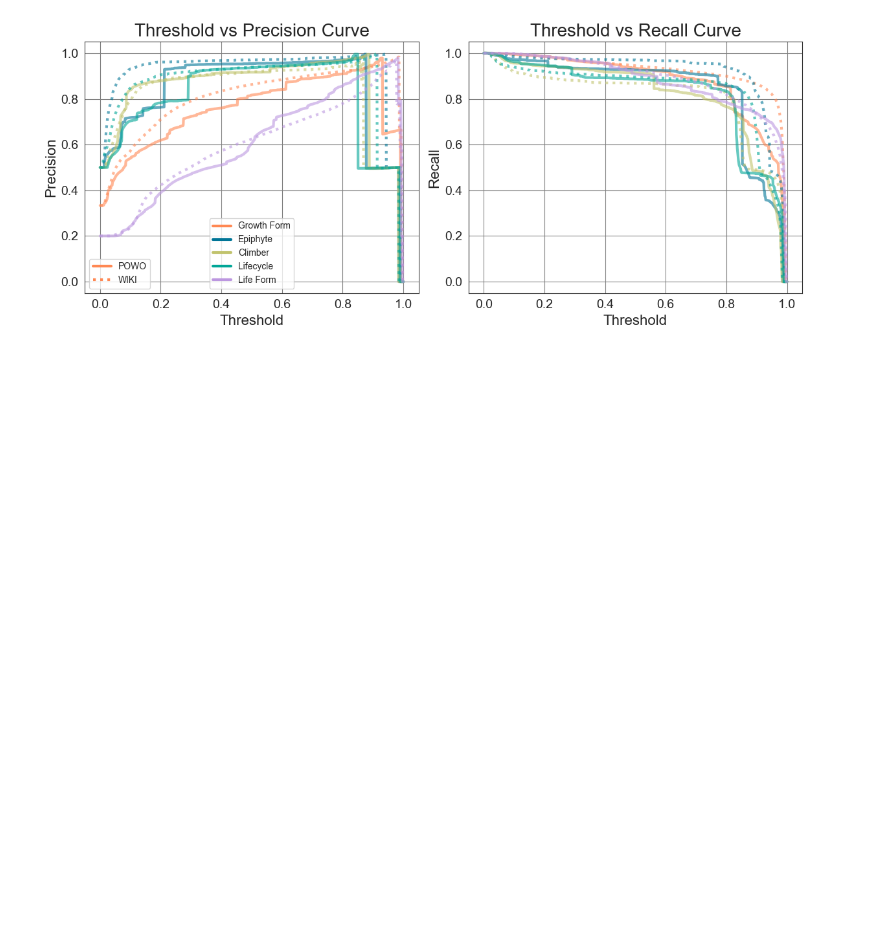
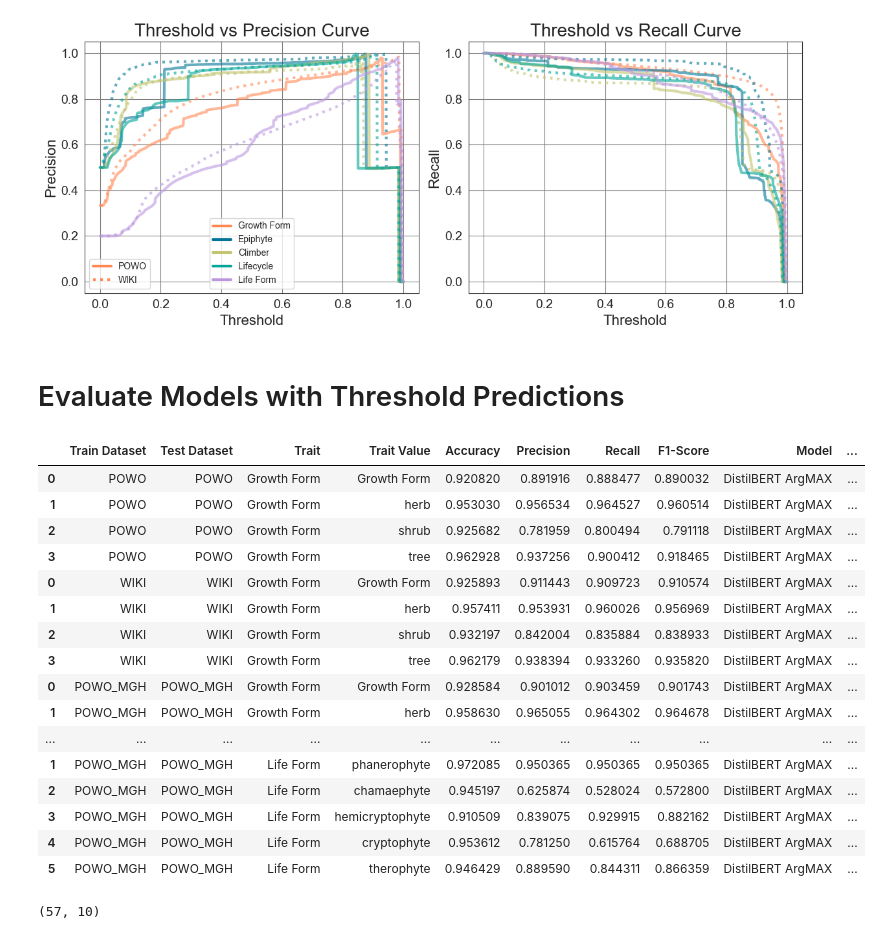
Before and after one commit to ViktorDomazetoski/NLP-Plant-Traits, a Jupyter notebook: Code/06.2 Result Visualization_Classification_Probabilistic.ipynb, the cells around one changed output. Cells and saved outputs as stored; diff of their text form; code cells hidden in the pictures; blank space fills up the shorter version.

```diff
--- a/Code/06.2 Result Visualization_Classification_Probabilistic.ipynb
+++ b/Code/06.2 Result Visualization_Classification_Probabilistic.ipynb
@@ -393,3 +393,64 @@ plt.tight_layout()
 plt.show()
 # %% [output]
 [figure]
+# %% [markdown]
+# Evaluate Models with Threshold Predictions
+# %%
+df_results = pd.DataFrame()
+
+for focus_name, focus_code in zip(focus_names[:], focus_codes[:]):
+    for dataset in df_names[:]:
+        tmp_list = []
+
+        y_predict = np.argmax(prediction_probabilities_dict[dataset, dataset, focus_name]["y_pred_sigmoid"], axis=1)
+        y_test = prediction_probabilities_dict[dataset, dataset, focus_name]["y_true"]
+
+        acc_gift = accuracy_score(y_test, y_predict)
+        prec_gift = precision_score(y_test, y_predict, average = "macro")
+        rec_gift = recall_score(y_test, y_predict, average = "macro")
+        f1_gift = f1_score(y_test, y_predict, average = "macro")
+
+        results = [acc_gift, prec_gift, rec_gift, f1_gift]
+        tmp_list.append([dataset, dataset, focus_name, focus_name] + results + [f"DistilBERT ArgMAX", "Embedding"])
+
+        for i, trait_value in enumerate(trait_values_dict[focus_code]):
+            y_predict_class = np.zeros(y_predict.shape)
+            y_predict_class[y_predict==i] = 1
+
+            y_test_class = np.zeros(y_predict.shape)
+            y_test_class[y_test==i] = 1
+
+            acc_gift = accuracy_score(y_test_class, y_predict_class)
+            prec_gift = precision_score(y_test_class, y_predict_class)
+            rec_gift = recall_score(y_test_class, y_predict_class)
+            f1_gift = f1_score(y_test_class, y_predict_class)
+
+            results = [acc_gift, prec_gift, rec_gift, f1_gift]
+
+            tmp_list.append([dataset, dataset, focus_name, trait_value] + results + [f"DistilBERT ArgMAX", "Embedding"])
+
+        df_results_class = pd.DataFrame(tmp_list, columns=["Train Dataset", "Test Dataset", "Trait", "Trait Value", "Accuracy", "Precision", "Recall", "F1-Score", "Model", "Representation"])
+        df_results = pd.concat([df_results, df_results_class])
+df_results
+# %% [output]
+|  | Train Dataset | Test Dataset | Trait | Trait Value | Accuracy | Precision | Recall | F1-Score | Model | ... |
+| 0 | POWO | POWO | Growth Form | Growth Form | 0.920820 | 0.891916 | 0.888477 | 0.890032 | DistilBERT ArgMAX | ... |
+| 1 | POWO | POWO | Growth Form | herb | 0.953030 | 0.956534 | 0.964527 | 0.960514 | DistilBERT ArgMAX | ... |
+| 2 | POWO | POWO | Growth Form | shrub | 0.925682 | 0.781959 | 0.800494 | 0.791118 | DistilBERT ArgMAX | ... |
+| 3 | POWO | POWO | Growth Form | tree | 0.962928 | 0.937256 | 0.900412 | 0.918465 | DistilBERT ArgMAX | ... |
+| 0 | WIKI | WIKI | Growth Form | Growth Form | 0.925893 | 0.911443 | 0.909723 | 0.910574 | DistilBERT ArgMAX | ... |
+| 1 | WIKI | WIKI | Growth Form | herb | 0.957411 | 0.953931 | 0.960026 | 0.956969 | DistilBERT ArgMAX | ... |
+| 2 | WIKI | WIKI | Growth Form | shrub | 0.932197 | 0.842004 | 0.835884 | 0.838933 | DistilBERT ArgMAX | ... |
+| 3 | WIKI | WIKI | Growth Form | tree | 0.962179 | 0.938394 | 0.933260 | 0.935820 | DistilBERT ArgMAX | ... |
+| 0 | POWO_MGH | POWO_MGH | Growth Form | Growth Form | 0.928584 | 0.901012 | 0.903459 | 0.901743 | DistilBERT ArgMAX | ... |
+| 1 | POWO_MGH | POWO_MGH | Growth Form | herb | 0.958630 | 0.965055 | 0.964302 | 0.964678 | DistilBERT ArgMAX | ... |
+| ... | ... | ... | ... | ... | ... | ... | ... | ... | ... | ... |
+| 1 | POWO_MGH | POWO_MGH | Life Form | phanerophyte | 0.972085 | 0.950365 | 0.950365 | 0.950365 | DistilBERT ArgMAX | ... |
+| 2 | POWO_MGH | POWO_MGH | Life Form | chamaephyte | 0.945197 | 0.625874 | 0.528024 | 0.572800 | DistilBERT ArgMAX | ... |
+| 3 | POWO_MGH | POWO_MGH | Life Form | hemicryptophyte | 0.910509 | 0.839075 | 0.929915 | 0.882162 | DistilBERT ArgMAX | ... |
+| 4 | POWO_MGH | POWO_MGH | Life Form | cryptophyte | 0.953612 | 0.781250 | 0.615764 | 0.688705 | DistilBERT ArgMAX | ... |
+| 5 | POWO_MGH | POWO_MGH | Life Form | therophyte | 0.946429 | 0.889590 | 0.844311 | 0.866359 | DistilBERT ArgMAX | ... |
+# %%
+df_results.shape
+# %% [output]
+(57, 10)
```
Also changed, not shown: parts of 3 cells of this notebook.
